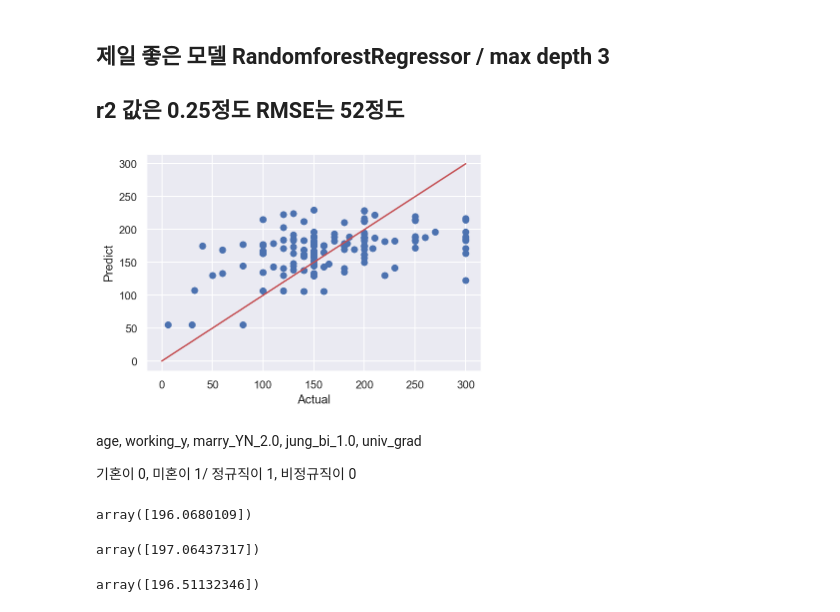
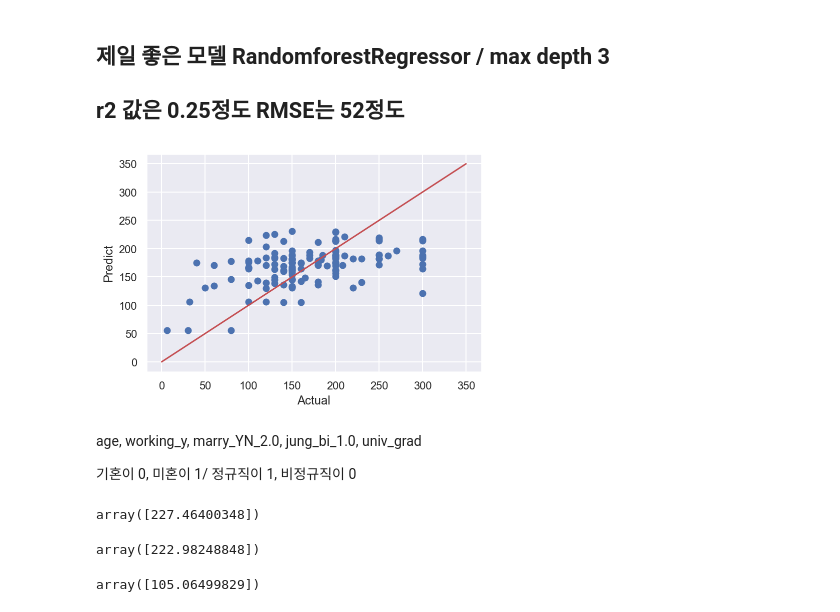
Before and after one commit to dss-14th/Regression_3_project, a Jupyter notebook: result_onehot으로 분석.ipynb, the cells around one changed output. Saved outputs shown, nothing was run; the diff lists cells and outputs as text; code cells hidden in the pictures.

```diff
--- a/result_onehot으로 분석.ipynb
+++ b/result_onehot으로 분석.ipynb
@@ -291 +291,36 @@ result_dum_r2
 | 4 | XGBRegressor | 0.51 | 0.02 | 44.45 | 59.88 |
+# %%
+from sklearn.model_selection import train_test_split
+
+X_train, X_test, y_train, y_test = train_test_split(X, y,
+                                                    test_size=0.2,
+                                                    random_state = 13)
+# %%
+names = []
+train_r2_score = []
+test_r2_score = []
+train_rmse_score = []
+test_rmse_score = []
+
+
+for name, model in models:
+    reg = model
+    reg.fit(X_train, y_train)
+
+    y_pred_tr = reg.predict(X_train)
+    y_pred_test = reg.predict(X_test)
+
+    names.append(name)
+    train_r2_score.append(round(r2_score(y_train, y_pred_tr),2))
+    test_r2_score.append(round(r2_score(y_test, y_pred_test),2))
+    train_rmse_score.append(round(np.sqrt(mean_squared_error(y_train, y_pred_tr)),2))
+    test_rmse_score.append(round(np.sqrt(mean_squared_error(y_test, y_pred_test)),2))
+
+
+    result_dum_r2_nomms = pd.DataFrame({
+        "model_name" : names,
+        "train_r2_score" : train_r2_score,
+        "test_r2_score" : test_r2_score,
+        "train_rmse" : train_rmse_score,
+        "test_rmse" : test_rmse_score,
+        })
@@ -330,36 +387,36 @@ y_pred_test = reg.predict(X_test)
 # %%
 import matplotlib.pyplot as plt
 plt.scatter(y_test, y_pred_test)
 plt.xlabel("Actual")
 plt.ylabel("Predict")
-plt.plot([0,300], [0,300], 'r')
+plt.plot([0,350], [0,350], 'r')
 
 
 plt.show()
 # %% [output]
-[figure, old version]
+[figure, new version]
 # %% [markdown]
 age, working_y, marry_YN_2.0, jung_bi_1.0, univ_grad
 
 기혼이 0, 미혼이 1/ 정규직이 1, 비정규직이 0
 # %%
-test_data = [30, 5, 0, 1, 1]
+test_data = [[30, 5, 0, 1, 1]]
 reg = RandomForestRegressor(max_depth=5, n_estimators=1000)
 reg.fit(X_train, y_train)
-reg.predict(ls)
+reg.predict(test_data)
 # %% [output]
-array([196.0680109])
+array([227.46400348])
 # %%
-test_data = [38, 10, 1, 1, 1]
+test_data = [[38, 10, 1, 1, 1]]
 reg = RandomForestRegressor(max_depth=5, n_estimators=1000)
 reg.fit(X_train, y_train)
-reg.predict(ls)
+reg.predict(test_data)
 # %% [output]
-array([197.06437317])
+array([222.98248848])
 # %%
-test_data = [25, 1, 1, 0, 1]
+test_data = [[21, 1, 1, 0, 0]]
 reg = RandomForestRegressor(max_depth=5, n_estimators=1000)
 reg.fit(X_train, y_train)
-reg.predict(ls)
+reg.predict(test_data)
 # %% [output]
-array([196.51132346])
+array([105.06499829])
```
Also changed, not shown: parts of 6 cells of this notebook, 2 other files.
